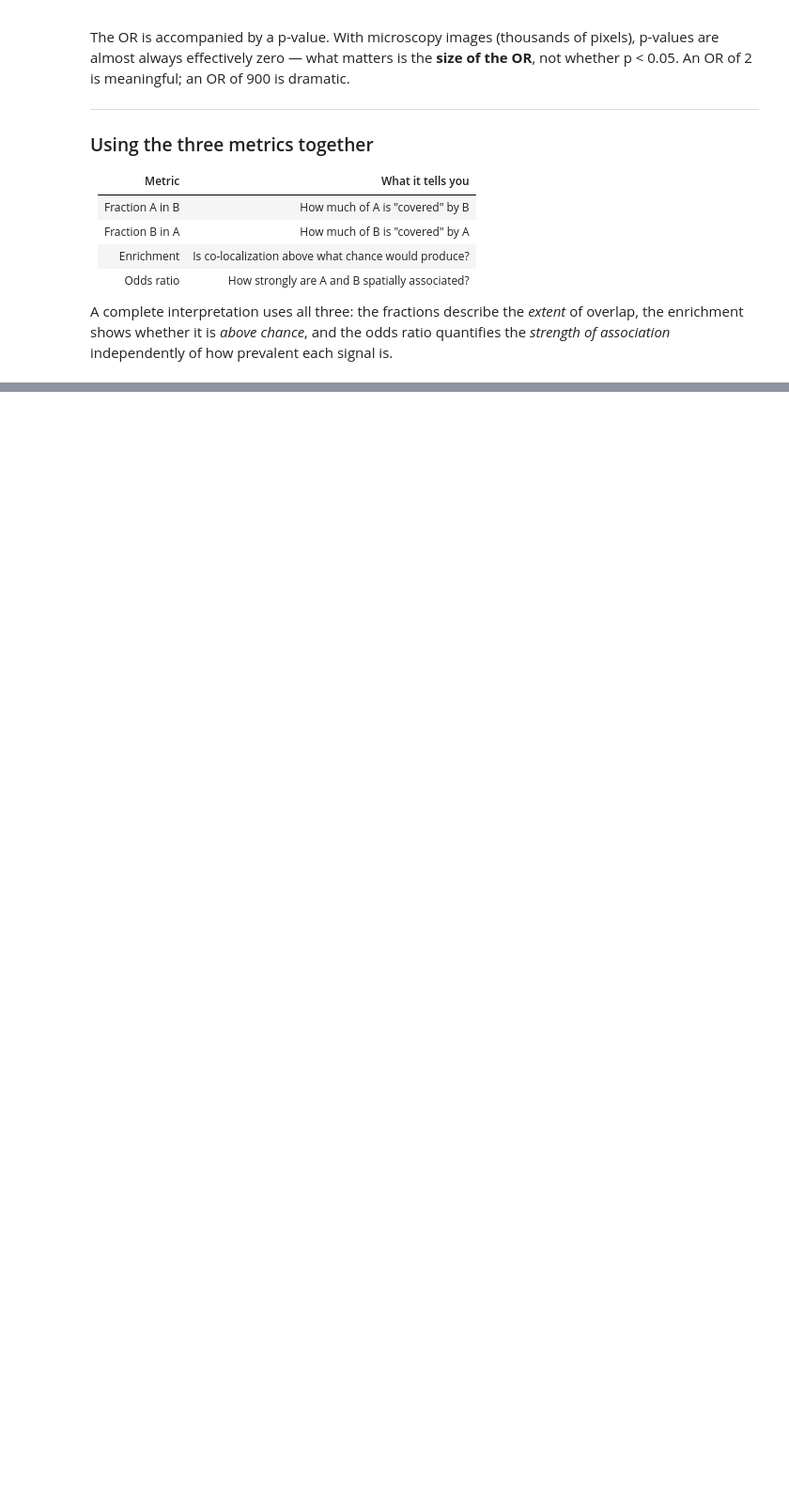
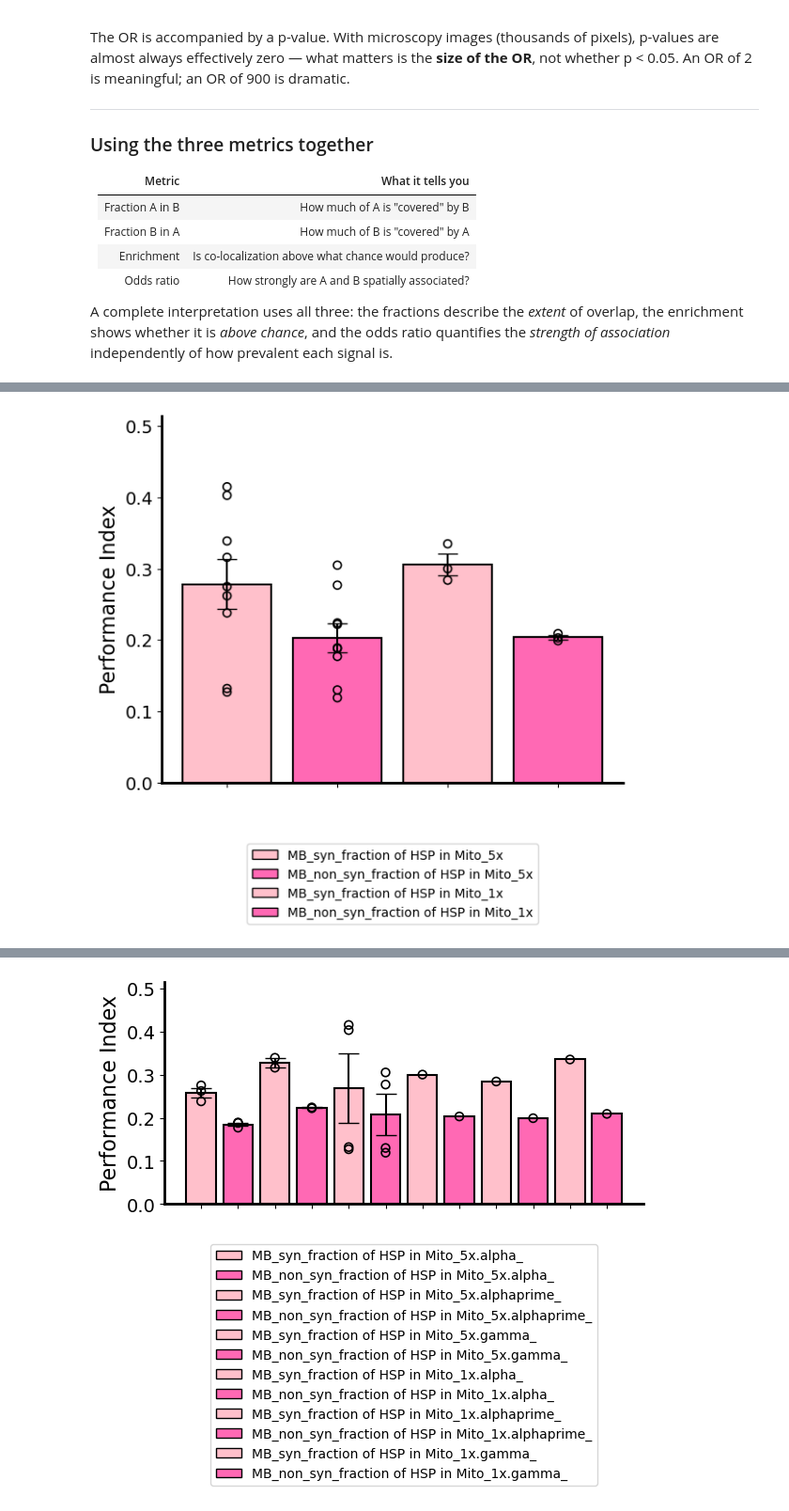
Before and after one commit to gmalagonv/confocal, a Jupyter notebook: analysis_notebooks/26_06_15_all_b.ipynb, the cells around one changed output, grey strips where cells are left out. Shown at 94% size. Cells and saved outputs as stored; diff of their text form; code cells hidden in the pictures; blank space fills up the shorter version.

```diff
--- a/analysis_notebooks/26_06_15_all_b.ipynb
+++ b/analysis_notebooks/26_06_15_all_b.ipynb
@@ -702,0 +715,71 @@ Spearman(snr_min_HSP_Mito, MB_total_enrichment) = -0.483 (p=0.112)
+# %%
+def df_separator(df):
+    # 5x vs 1x
+    keys = ['5x', '1x', '5x.alpha_', '5x.alphaprime_','5x.gamma_', '1x.alpha_', '1x.alphaprime_','1x.gamma_']
+    dict_results = dict.fromkeys(keys)
+    for k in keys:
+        ks = k.split('.')
+        if len(ks) == 1:
+            dict_results[k] = df[df['name'].str.contains(k, case=False, na=False)]
+        else:
+            dict_results[k] = df[
+                            df['name'].str.contains(ks[0], case=False, na=False) &
+                            df['name'].str.contains(ks[1], case=False, na=False)
+                                                    ]
+    return(dict_results)
+
+
+    # df_5x =df[df['name'].str.contains('5x', case=False, na=False)]
+    # df_1x = df[df['name'].str.contains('1x', case=False, na=False)]
+# %%
+
+colmns2plot = ['MB_syn_fraction of HSP in Mito','MB_non_syn_fraction of HSP in Mito']
+#colmns2plot = ['prop_MB-HSP_in_syn']
+df_list = [
+        df_raw,
+        df_deconv,
+        df_deconv_blind2,
+        df_deconv_blind4,
+         ]
+colors = [["pink","hotpink"],["skyblue","royalblue"],["lightgreen","seagreen"],["gold","darkorange"]]
+
+
+# '5x'/'1x' are pooled totals; the six '.'-keys are per-subregion breakdowns of the
+# SAME rows (e.g. '5x.alpha_' rows are a subset of '5x' rows). Mixing pooled and
+# subregion groups in one fast_plotter call would run ANOVA/Tukey on non-independent
+# groups, so each combination below is plotted separately.
+plot_configs = [
+    ("5x vs 1x (pooled, all regions combined)", ['5x', '1x']),
+    ("5x vs 1x by subregion", ['5x.alpha_', '5x.alphaprime_', '5x.gamma_',
+                                '1x.alpha_', '1x.alphaprime_', '1x.gamma_']),
+    ("5x only (pooled, all regions combined)", ['5x']),
+    ("1x only (pooled, all regions combined)", ['1x']),
+    ("5x only by subregion", ['5x.alpha_', '5x.alphaprime_', '5x.gamma_']),
+    ("1x only by subregion", ['1x.alpha_', '1x.alphaprime_', '1x.gamma_']),
+]
+
+for j,df in enumerate(df_list):
+    df_dict = df_separator(df)
+
+    for title, key_group in plot_configs:
+        col_data = {}
+        new_col_list = []
+        for k in key_group:
+            df_k = df_dict[k]
+            for col in colmns2plot:
+                new_col = f"{col}_{k}"
+                new_col_list.append(new_col)
+                # reset_index: each key's rows keep their original df index (disjoint
+                # across keys), so assigning straight into a DataFrame would align on
+                # that index and turn every group but the first into all-NaN columns.
+                col_data[new_col] = df_k[col].reset_index(drop=True)
+        all_df = pd.concat(col_data, axis=1)
+
+        print(f"\n===== df_list[{j}] — {title} =====")
+
+        # one color per column-type in colmns2plot, repeated once per key in key_group
+        # (works for any combination of len(colmns2plot)/len(key_group), unlike a
+        # fixed /2 divisor which breaks when colmns2plot has an odd length or 1 entry)
+        bar_color = colors[j][:len(colmns2plot)] * len(key_group)
+        fast_plotter(new_col_list, df= all_df, bar_color=bar_color,  quietStats=False, figsize=(6,6), legend=True)
+# %% [output]
@@ -702,0 +803 @@ Spearman(snr_min_HSP_Mito, MB_total_enrichment) = -0.483 (p=0.112)
+[figure, added]
@@ -702,0 +821 @@ Spearman(snr_min_HSP_Mito, MB_total_enrichment) = -0.483 (p=0.112)
+[figure, added]
```
Also changed, not shown: parts of 14 cells of this notebook, 5 other files.
